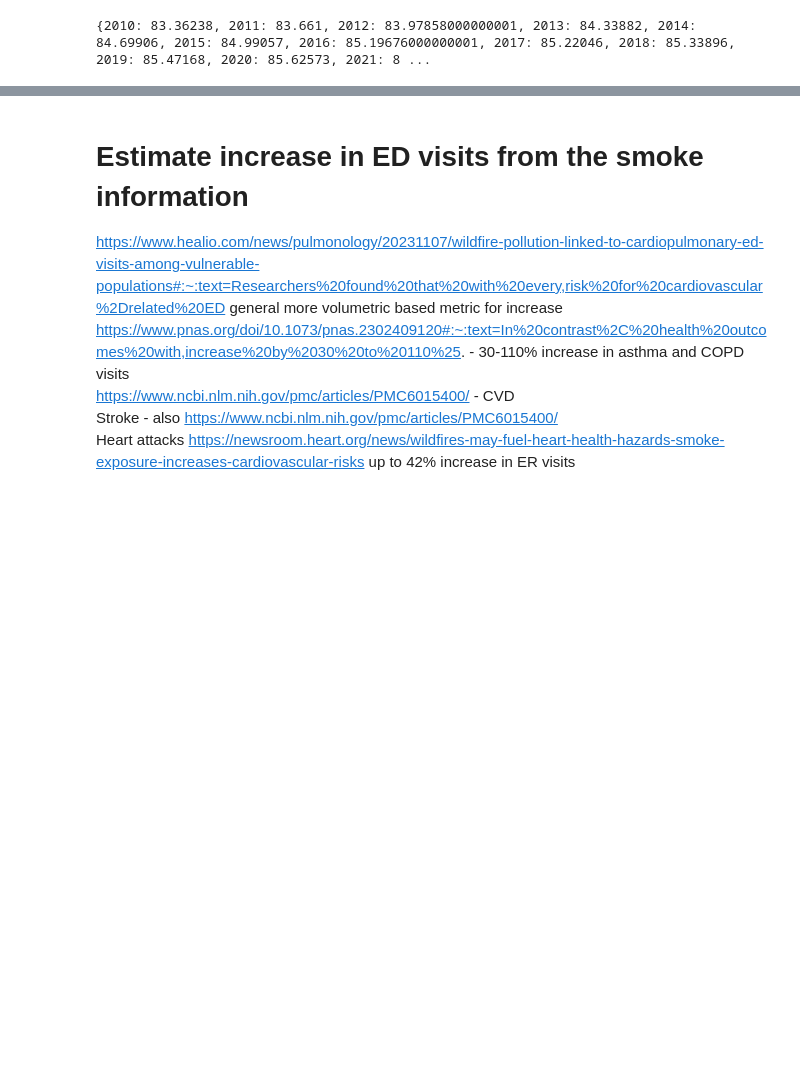
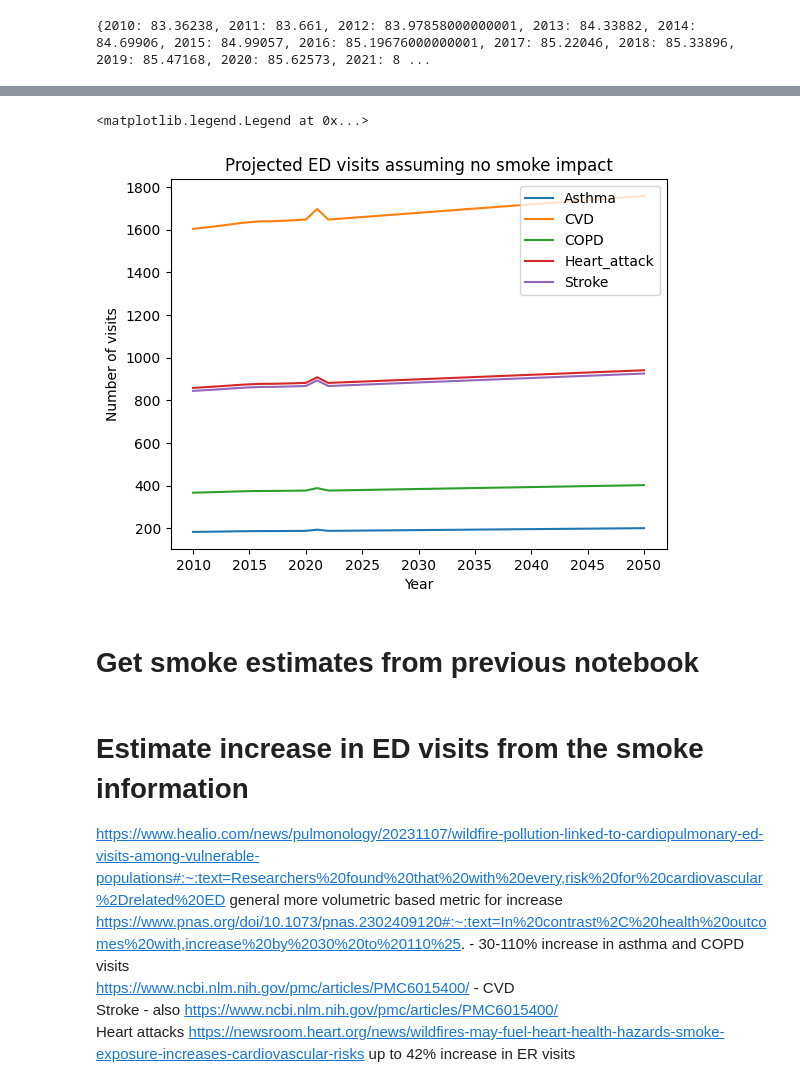
Before and after one commit to ZachBowyer/data-512-common_analysis, a Jupyter notebook: Src/Extended_Analysis.ipynb, the cells around one changed output, grey strips where cells are left out. Cells and saved outputs as stored; diff of their text form; code cells hidden in the pictures; blank space fills up the shorter version.

```diff
--- a/Src/Extended_Analysis.ipynb
+++ b/Src/Extended_Analysis.ipynb
@@ -278,0 +285,46 @@ print(StrokeInfo)
+# %%
+# General visits to ED each year is 40/100 people
+ED_visits_no_smoke = {}
+for i in range(len(population_estimates_with_projections)):
+    year = 2010 + i
+    total_ED_visits = population_estimates_with_projections[i] * 0.4
+    ED_visits_no_smoke[year] = {
+        "total" : total_ED_visits,
+        "Asthma": total_ED_visits * 0.013,
+        "CVD": total_ED_visits * 0.114,
+        "COPD": COPDInfo[year] * 0.163,
+        "Heart_attack": total_ED_visits * 0.061, #So we can see it on the plot...
+        "Stroke": total_ED_visits * 0.06,
+    }
+# %%
+years = []
+Totals = []
+Asthma = []
+CVD = []
+COPD = []
+Heart_attack = []
+Stroke = []
+for year in ED_visits_no_smoke.keys():
+    years.append(year)
+    Totals.append(ED_visits_no_smoke[year]["total"])
+    Asthma.append(ED_visits_no_smoke[year]["Asthma"])
+    CVD.append(ED_visits_no_smoke[year]["CVD"])
+    COPD.append(ED_visits_no_smoke[year]["COPD"])
+    Heart_attack.append(ED_visits_no_smoke[year]["Heart_attack"])
+    Stroke.append(ED_visits_no_smoke[year]["Stroke"])
+
+#plt.plot(years, Totals, label="Total")
+plt.plot(years, Asthma, label="Asthma")
+plt.plot(years, CVD, label="CVD")
+plt.plot(years, COPD, label="COPD")
+plt.plot(years, Heart_attack, label="Heart_attack")
+plt.plot(years, Stroke, label="Stroke")
+plt.title("Projected ED visits assuming no smoke impact")
+plt.xlabel("Year")
+plt.ylabel("Number of visits")
+plt.legend()
+# %% [output]
+<matplotlib.legend.Legend at 0x...>
+[figure, added]
+# %% [markdown]
+# Get smoke estimates from previous notebook
```
Also changed, not shown: parts of 3 cells of this notebook, 2 other files.
